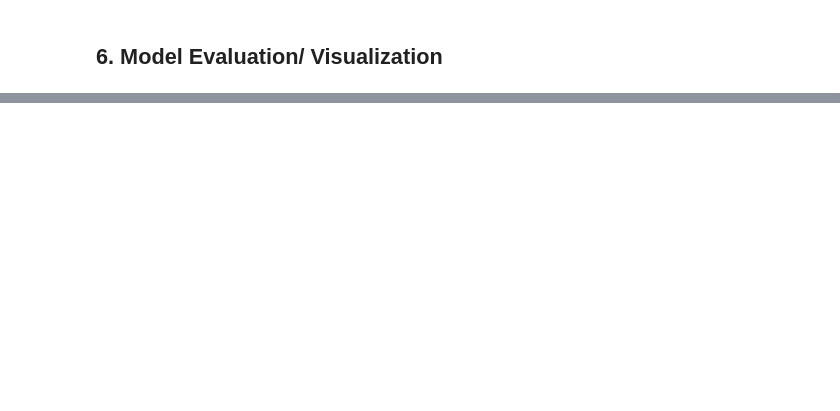
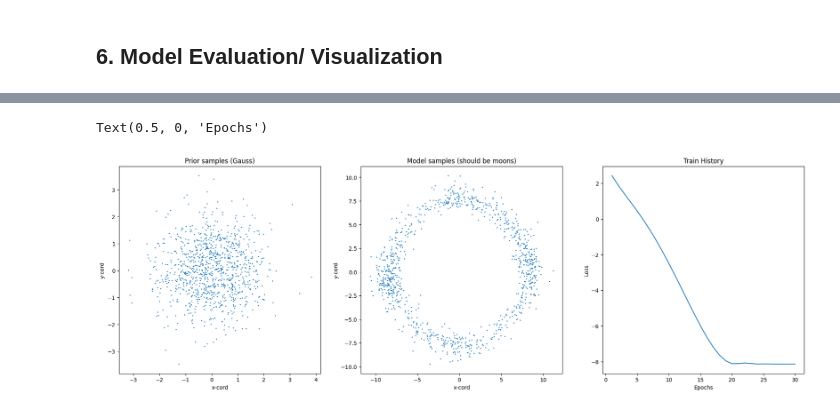
Before and after one commit to budermike/neural-ode-galaxy-gen, a Jupyter notebook: 01_foundations/circle_spiral_flow.ipynb, the cells around one changed output, grey strips where cells are left out. Cells and saved outputs as stored; diff of their text form; code cells hidden in the pictures; blank space fills up the shorter version.

```diff
--- a/01_foundations/circle_spiral_flow.ipynb
+++ b/01_foundations/circle_spiral_flow.ipynb
@@ -704,15 +708,14 @@ scheduler = torch.optim.lr_scheduler.ReduceLROnPlateau(optimizer, patience=3, fa
 # show model summary
 #summary(model, input_size=(batch_size, input_dim))
 # %%
-# Turn Datasets into Dataloader
+# Turn Datasets into Dataloader (Circle)
 circle_data = DataLoader(circle_tensor, batch_size=batch_size)
-moon_data = DataLoader(moon_tensor, batch_size=batch_size)
 
 # create training function
-training_step = make_train_step(model, optimizer, regularization, gradient_clip, solver, dim_data=input_dim, device=device)
+training_step_circle = make_train_step(model_circle, optimizer, regularization, gradient_clip, solver, dim_data=input_dim, device=device)
 
 # Training Loop
-train_history = []
+train_history_circle = []
 for e in range(epochs):
     print(f"\nEpoch: {e+1}")
 
@@ -723,11 +726,11 @@ for e in range(epochs):
 
         # information only some epochs
         verbose=False
-        if (i%3 == 0 and (e+1%10==0 or e+1==1)):
+        if (i%2 == 0 and (e+1%10==0 or e+1==1)):
             verbose=True
 
         # perform a train step
-        loss_b = training_step(point_batch, t_start, t_end, verbose=verbose)
+        loss_b = training_step_circle(point_batch, t_start, t_end, verbose=verbose)
         batch_loss.append(loss_b)
 
     # calculate loss per epoch
@@ -737,7 +740,7 @@ for e in range(epochs):
     scheduler.step(loss_e)
 
     # training statistics
-    train_history.append(loss_e)
+    train_history_circle.append(loss_e)
     print(f"Loss: {loss_e}")
 # %% [output]
 Epoch: 1
@@ -790,0 +901,32 @@ Text(0.5, 0, 'Epochs')
+# %%
+# Evaluation Moon
+# create samples
+samples_moon, gauss_points_moon = sample(model_moon, 1000, t_start, t_end, solver, 5000, device)
+
+# make numpy arrays for plotting
+samples_np_moon = samples_moon.cpu().numpy()       # shape (1000, 2)
+gauss_np_moon = gauss_points_moon.cpu().numpy()    # shape (1000, 2)
+# %%
+# Plot Moon
+fig, ax = plt.subplots(1, 3, figsize=(23, 7))
+
+# Start Distribution
+ax[0].scatter(gauss_np_moon[:, 0], gauss_np_moon[:, 1], s=1)
+ax[0].set_title("Prior samples (Gauss)")
+ax[0].set_xlabel("x-cord")
+ax[0].set_ylabel("y-cord")
+
+# Learned Distribution
+ax[1].scatter(samples_np_moon[:, 0], samples_np_moon[:, 1], s=1)
+ax[1].set_title("Model samples (should be moons)")
+ax[1].set_xlabel("x-cord")
+ax[1].set_ylabel("y-cord")
+
+# Train Loss
+ax[2].plot(range(1, len(train_history_moon)+1), train_history_moon)
+ax[2].set_title("Train History")
+ax[2].set_ylabel("Loss")
+ax[2].set_xlabel("Epochs")
+# %% [output]
+Text(0.5, 0, 'Epochs')
+[figure, added]
```
Also changed, not shown: parts of 20 cells of this notebook.
